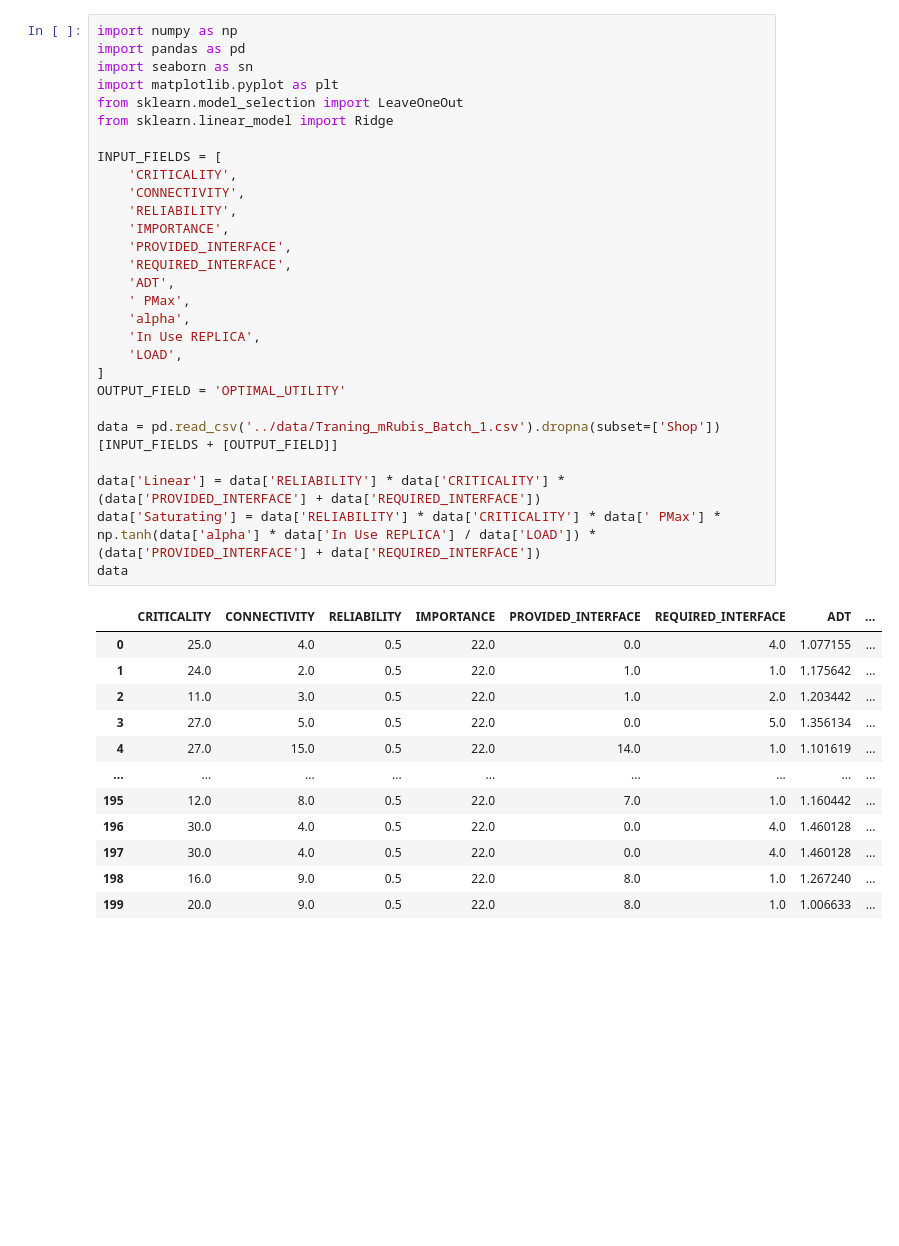
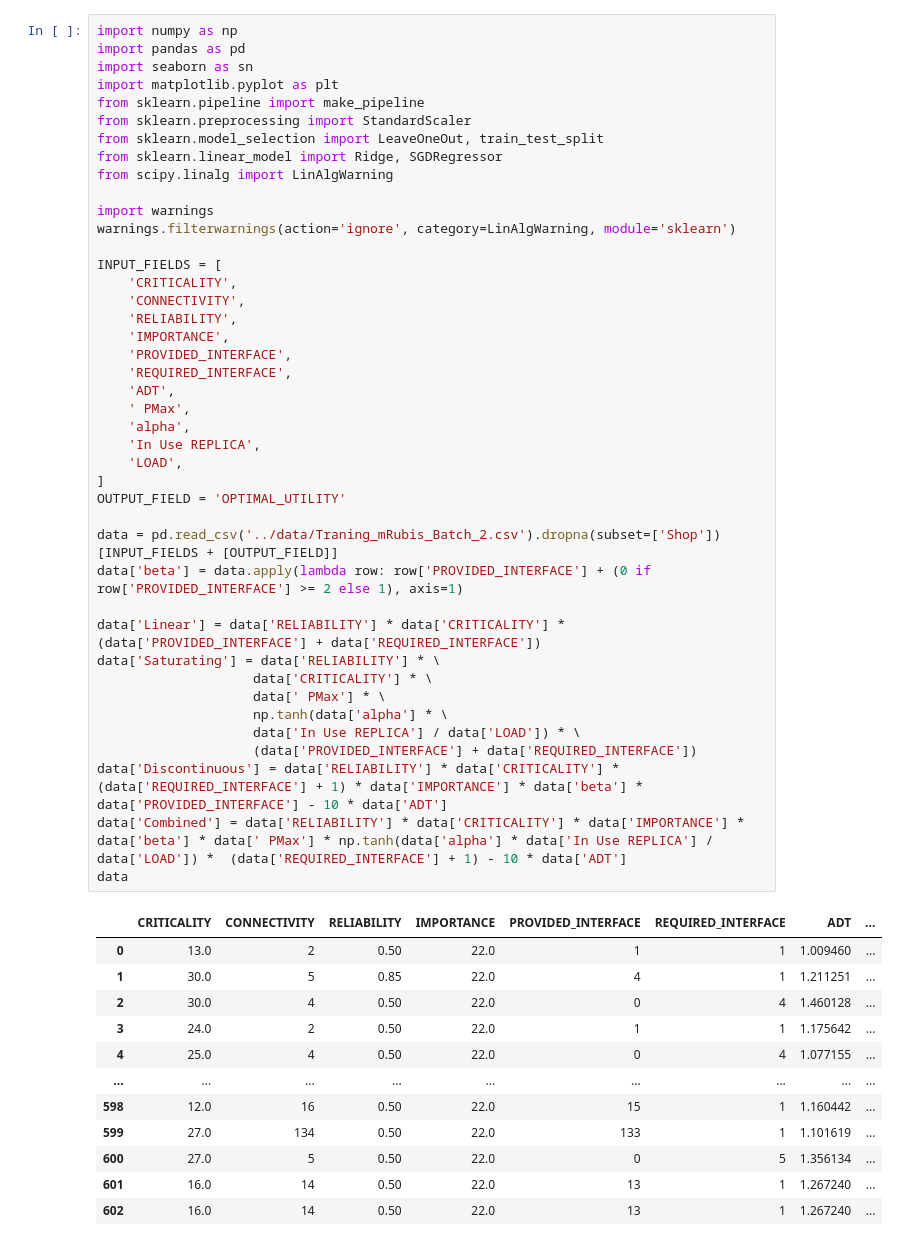
Before and after one commit to Phimanu/MachineLearningControl, a Jupyter notebook: systemIdentification/system_identification.ipynb, the cells around one changed output. Saved outputs shown, nothing was run; the diff lists cells and outputs as text; blank space fills up the shorter version.

```diff
--- a/systemIdentification/system_identification.ipynb
+++ b/systemIdentification/system_identification.ipynb
@@ -1,41 +1,55 @@
 # %%
 import numpy as np
 import pandas as pd
 import seaborn as sn
 import matplotlib.pyplot as plt
-from sklearn.model_selection import LeaveOneOut
-from sklearn.linear_model import Ridge
+from sklearn.pipeline import make_pipeline
+from sklearn.preprocessing import StandardScaler
+from sklearn.model_selection import LeaveOneOut, train_test_split
+from sklearn.linear_model import Ridge, SGDRegressor
+from scipy.linalg import LinAlgWarning
+
+import warnings
+warnings.filterwarnings(action='ignore', category=LinAlgWarning, module='sklearn')
 
 INPUT_FIELDS = [
     'CRITICALITY',
     'CONNECTIVITY',
     'RELIABILITY',
     'IMPORTANCE',
     'PROVIDED_INTERFACE',
     'REQUIRED_INTERFACE',
     'ADT',
     ' PMax',
     'alpha',
     'In Use REPLICA',
     'LOAD',
 ]
 OUTPUT_FIELD = 'OPTIMAL_UTILITY'
 
-data = pd.read_csv('../data/Traning_mRubis_Batch_1.csv').dropna(subset=['Shop'])[INPUT_FIELDS + [OUTPUT_FIELD]]
+data = pd.read_csv('../data/Traning_mRubis_Batch_2.csv').dropna(subset=['Shop'])[INPUT_FIELDS + [OUTPUT_FIELD]]
+data['beta'] = data.apply(lambda row: row['PROVIDED_INTERFACE'] + (0 if row['PROVIDED_INTERFACE'] >= 2 else 1), axis=1)
 
 data['Linear'] = data['RELIABILITY'] * data['CRITICALITY'] * (data['PROVIDED_INTERFACE'] + data['REQUIRED_INTERFACE'])
-data['Saturating'] = data['RELIABILITY'] * data['CRITICALITY'] * data[' PMax'] * np.tanh(data['alpha'] * data['In Use REPLICA'] / data['LOAD']) * (data['PROVIDED_INTERFACE'] + data['REQUIRED_INTERFACE'])
+data['Saturating'] = data['RELIABILITY'] * \
+                    data['CRITICALITY'] * \
+                    data[' PMax'] * \
+                    np.tanh(data['alpha'] * \
+                    data['In Use REPLICA'] / data['LOAD']) * \
+                    (data['PROVIDED_INTERFACE'] + data['REQUIRED_INTERFACE'])
+data['Discontinuous'] = data['RELIABILITY'] * data['CRITICALITY'] * (data['REQUIRED_INTERFACE'] + 1) * data['IMPORTANCE'] * data['beta'] * data['PROVIDED_INTERFACE'] - 10 * data['ADT']
+data['Combined'] = data['RELIABILITY'] * data['CRITICALITY'] * data['IMPORTANCE'] * data['beta'] * data[' PMax'] * np.tanh(data['alpha'] * data['In Use REPLICA'] / data['LOAD']) *  (data['REQUIRED_INTERFACE'] + 1) - 10 * data['ADT']
 data
 # %% [output]
 |  | CRITICALITY | CONNECTIVITY | RELIABILITY | IMPORTANCE | PROVIDED_INTERFACE | REQUIRED_INTERFACE | ADT | ... |
-| 0 | 25.0 | 4.0 | 0.5 | 22.0 | 0.0 | 4.0 | 1.077155 | ... |
-| 1 | 24.0 | 2.0 | 0.5 | 22.0 | 1.0 | 1.0 | 1.175642 | ... |
-| 2 | 11.0 | 3.0 | 0.5 | 22.0 | 1.0 | 2.0 | 1.203442 | ... |
-| 3 | 27.0 | 5.0 | 0.5 | 22.0 | 0.0 | 5.0 | 1.356134 | ... |
-| 4 | 27.0 | 15.0 | 0.5 | 22.0 | 14.0 | 1.0 | 1.101619 | ... |
+| 0 | 13.0 | 2 | 0.50 | 22.0 | 1 | 1 | 1.009460 | ... |
+| 1 | 30.0 | 5 | 0.85 | 22.0 | 4 | 1 | 1.211251 | ... |
+| 2 | 30.0 | 4 | 0.50 | 22.0 | 0 | 4 | 1.460128 | ... |
+| 3 | 24.0 | 2 | 0.50 | 22.0 | 1 | 1 | 1.175642 | ... |
+| 4 | 25.0 | 4 | 0.50 | 22.0 | 0 | 4 | 1.077155 | ... |
 | ... | ... | ... | ... | ... | ... | ... | ... | ... |
-| 195 | 12.0 | 8.0 | 0.5 | 22.0 | 7.0 | 1.0 | 1.160442 | ... |
-| 196 | 30.0 | 4.0 | 0.5 | 22.0 | 0.0 | 4.0 | 1.460128 | ... |
-| 197 | 30.0 | 4.0 | 0.5 | 22.0 | 0.0 | 4.0 | 1.460128 | ... |
-| 198 | 16.0 | 9.0 | 0.5 | 22.0 | 8.0 | 1.0 | 1.267240 | ... |
-| 199 | 20.0 | 9.0 | 0.5 | 22.0 | 8.0 | 1.0 | 1.006633 | ... |
+| 598 | 12.0 | 16 | 0.50 | 22.0 | 15 | 1 | 1.160442 | ... |
+| 599 | 27.0 | 134 | 0.50 | 22.0 | 133 | 1 | 1.101619 | ... |
+| 600 | 27.0 | 5 | 0.50 | 22.0 | 0 | 5 | 1.356134 | ... |
+| 601 | 16.0 | 14 | 0.50 | 22.0 | 13 | 1 | 1.267240 | ... |
+| 602 | 16.0 | 14 | 0.50 | 22.0 | 13 | 1 | 1.267240 | ... |
```
Also changed, not shown: parts of 21 cells of this notebook.
